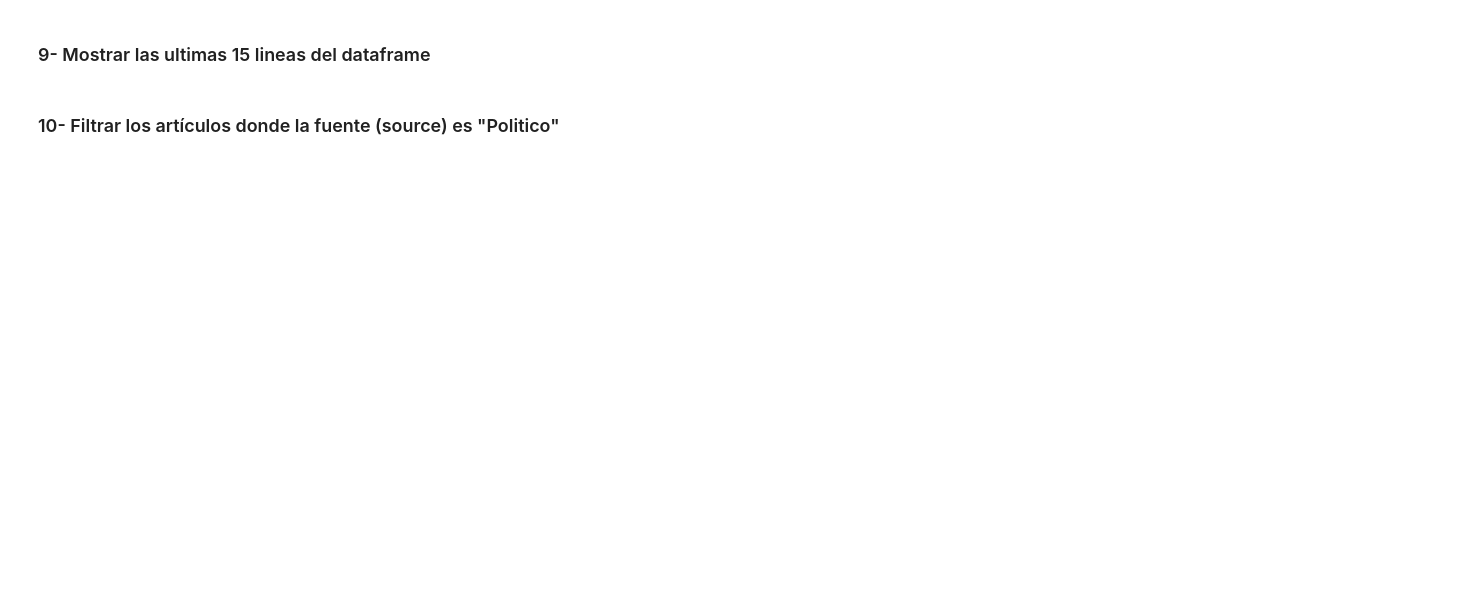
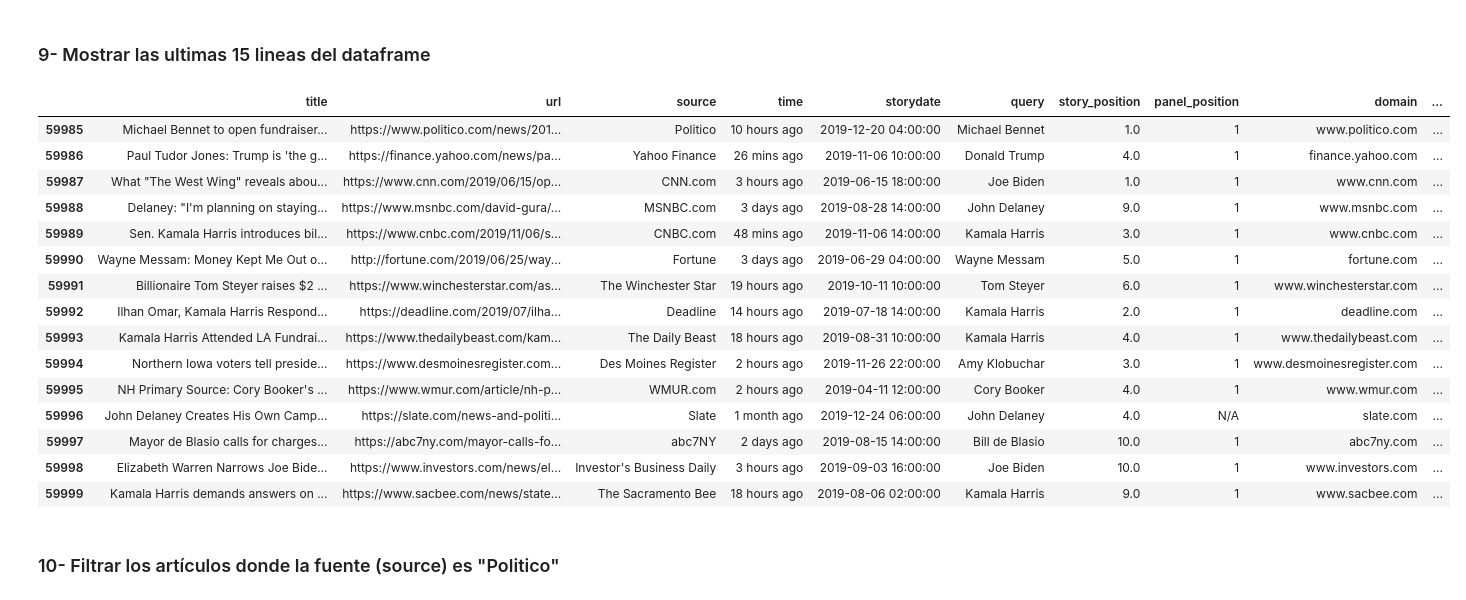
Before and after one commit to Nana8310/Curso_Pandas, a Jupyter notebook: Notebook/Prácticas/Práctica-40_Analizando_datos_Json_con_Pandas/P40_JSON.ipynb, the cells around one changed output. Drawn from its saved outputs; the diff is of its cells as text; code cells hidden in the pictures; blank space fills up the shorter version.

```diff
--- a/Notebook/Prácticas/Práctica-40_Analizando_datos_Json_con_Pandas/P40_JSON.ipynb
+++ b/Notebook/Prácticas/Práctica-40_Analizando_datos_Json_con_Pandas/P40_JSON.ipynb
@@ -259,4 +270,14 @@ candidatenews
 # %% [markdown]
 ### 2- Convierta la columna date a un tipo de datos datetime:
+# %%
+candidatenews['date'] = pd.to_datetime(candidatenews['date'])
+#
+#pd.to_datetime():
+#pd se refiere a la biblioteca Pandas (importada previamente en tu código).
+#La función to_datetime() se utiliza para convertir valores en formato de cadena (como fechas) en objetos de fecha y hora (datetime).
+#En este caso, estamos aplicando pd.to_datetime(candidatenews['date']).
 # %% [markdown]
 ### 3- Cambiar el nombre de la columna `date` por `storydate`:
+# %%
+candidatenews.rename(columns={'date': 'storydate'}, inplace=True)
+candidatenews
@@ -263,4 +298,6 @@ candidatenews
 # %% [markdown]
 ### 4- Cambiar el dtype de la columna `storydate` por `datetiem64[ns]`
+# %%
+candidatenews['storydate'] = pd.to_datetime(candidatenews['storydate'])
 # %% [markdown]
 ### 5- Nuestre los tipos de datos
@@ -273,4 +366,24 @@ candidatenews
 # %% [markdown]
 ### 9- Mostrar las ultimas 15 lineas del dataframe
+# %%
+ultimas_15_lineas = candidatenews.tail(15)
+ultimas_15_lineas
+# %% [output]
+|  | title | url | source | time | storydate | query | story_position | panel_position | domain | ... |
+| 59985 | Michael Bennet to open fundraiser... | https://www.politico.com/news/201... | Politico | 10 hours ago | 2019-12-20 04:00:00 | Michael Bennet | 1.0 | 1 | www.politico.com | ... |
+| 59986 | Paul Tudor Jones: Trump is 'the g... | https://finance.yahoo.com/news/pa... | Yahoo Finance | 26 mins ago | 2019-11-06 10:00:00 | Donald Trump | 4.0 | 1 | finance.yahoo.com | ... |
+| 59987 | What "The West Wing" reveals abou... | https://www.cnn.com/2019/06/15/op... | CNN.com | 3 hours ago | 2019-06-15 18:00:00 | Joe Biden | 1.0 | 1 | www.cnn.com | ... |
+| 59988 | Delaney: "I'm planning on staying... | https://www.msnbc.com/david-gura/... | MSNBC.com | 3 days ago | 2019-08-28 14:00:00 | John Delaney | 9.0 | 1 | www.msnbc.com | ... |
+| 59989 | Sen. Kamala Harris introduces bil... | https://www.cnbc.com/2019/11/06/s... | CNBC.com | 48 mins ago | 2019-11-06 14:00:00 | Kamala Harris | 3.0 | 1 | www.cnbc.com | ... |
+| 59990 | Wayne Messam: Money Kept Me Out o... | http://fortune.com/2019/06/25/way... | Fortune | 3 days ago | 2019-06-29 04:00:00 | Wayne Messam | 5.0 | 1 | fortune.com | ... |
+| 59991 | Billionaire Tom Steyer raises $2 ... | https://www.winchesterstar.com/as... | The Winchester Star | 19 hours ago | 2019-10-11 10:00:00 | Tom Steyer | 6.0 | 1 | www.winchesterstar.com | ... |
+| 59992 | Ilhan Omar, Kamala Harris Respond... | https://deadline.com/2019/07/ilha... | Deadline | 14 hours ago | 2019-07-18 14:00:00 | Kamala Harris | 2.0 | 1 | deadline.com | ... |
+| 59993 | Kamala Harris Attended LA Fundrai... | https://www.thedailybeast.com/kam... | The Daily Beast | 18 hours ago | 2019-08-31 10:00:00 | Kamala Harris | 4.0 | 1 | www.thedailybeast.com | ... |
+| 59994 | Northern Iowa voters tell preside... | https://www.desmoinesregister.com... | Des Moines Register | 2 hours ago | 2019-11-26 22:00:00 | Amy Klobuchar | 3.0 | 1 | www.desmoinesregister.com | ... |
+| 59995 | NH Primary Source: Cory Booker's ... | https://www.wmur.com/article/nh-p... | WMUR.com | 2 hours ago | 2019-04-11 12:00:00 | Cory Booker | 4.0 | 1 | www.wmur.com | ... |
+| 59996 | John Delaney Creates His Own Camp... | https://slate.com/news-and-politi... | Slate | 1 month ago | 2019-12-24 06:00:00 | John Delaney | 4.0 | N/A | slate.com | ... |
+| 59997 | Mayor de Blasio calls for charges... | https://abc7ny.com/mayor-calls-fo... | abc7NY | 2 days ago | 2019-08-15 14:00:00 | Bill de Blasio | 10.0 | 1 | abc7ny.com | ... |
+| 59998 | Elizabeth Warren Narrows Joe Bide... | https://www.investors.com/news/el... | Investor's Business Daily | 3 hours ago | 2019-09-03 16:00:00 | Joe Biden | 10.0 | 1 | www.investors.com | ... |
+| 59999 | Kamala Harris demands answers on ... | https://www.sacbee.com/news/state... | The Sacramento Bee | 18 hours ago | 2019-08-06 02:00:00 | Kamala Harris | 9.0 | 1 | www.sacbee.com | ... |
 # %% [markdown]
 ### 10- Filtrar los artículos donde la fuente (source) es "Politico"
```
Also changed, not shown: parts of 42 cells of this notebook, 5 other files.
